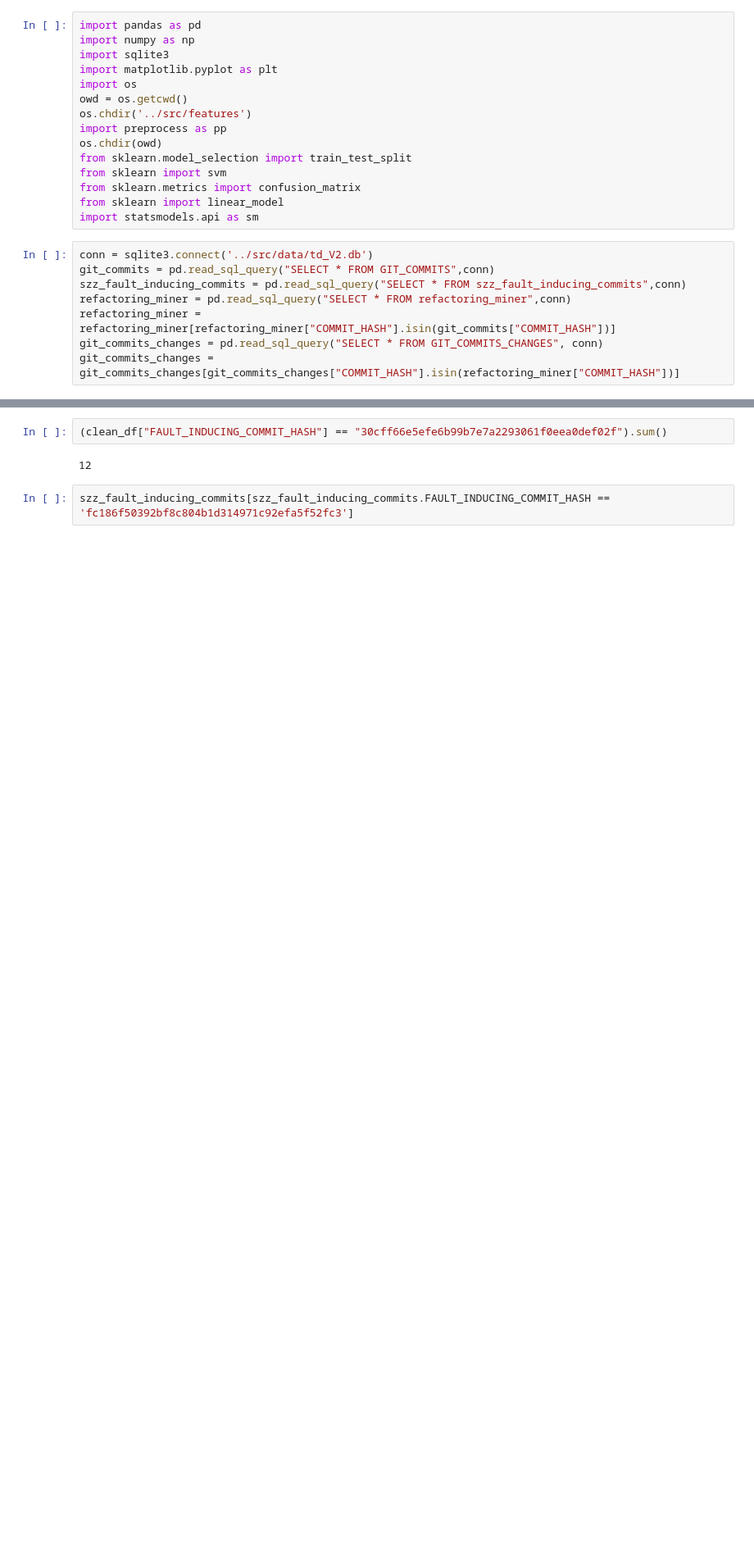
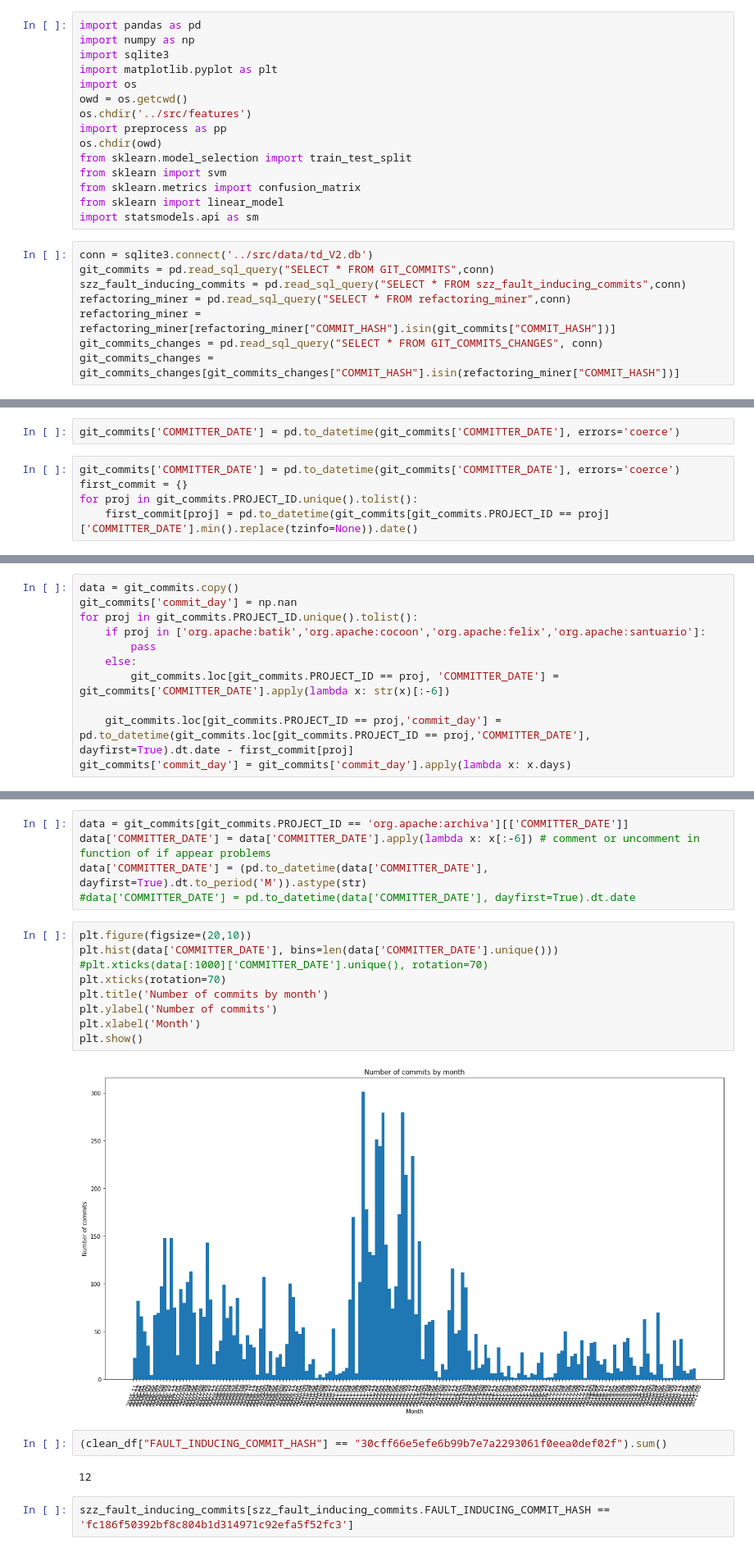
Before and after one commit to danigoju/Technical-Debt-DLMP, a Jupyter notebook: notebooks/Mergin commit_changes and modelling.ipynb, the cells around one changed output, grey strips where cells are left out. Shown: that part at 82% size. Saved outputs shown, nothing was run; the diff lists cells and outputs as text; blank space fills up the shorter version.

Commit message:
added column days from the first commit

```diff
--- a/notebooks/Mergin commit_changes and modelling.ipynb
+++ b/notebooks/Mergin commit_changes and modelling.ipynb
@@ -53,0 +59,7 @@ See the caveats in the documentation: https://pandas.pydata.org/pandas-docs/stab
+# %%
+git_commits['COMMITTER_DATE'] = pd.to_datetime(git_commits['COMMITTER_DATE'], errors='coerce')
+# %%
+git_commits['COMMITTER_DATE'] = pd.to_datetime(git_commits['COMMITTER_DATE'], errors='coerce')
+first_commit = {}
+for proj in git_commits.PROJECT_ID.unique().tolist():
+    first_commit[proj] = pd.to_datetime(git_commits[git_commits.PROJECT_ID == proj]['COMMITTER_DATE'].min().replace(tzinfo=None)).date()
@@ -53,0 +74,11 @@ See the caveats in the documentation: https://pandas.pydata.org/pandas-docs/stab
+# %%
+data = git_commits.copy()
+git_commits['commit_day'] = np.nan
+for proj in git_commits.PROJECT_ID.unique().tolist():
+    if proj in ['org.apache:batik','org.apache:cocoon','org.apache:felix','org.apache:santuario']:
+        pass
+    else:
+        git_commits.loc[git_commits.PROJECT_ID == proj, 'COMMITTER_DATE'] = git_commits['COMMITTER_DATE'].apply(lambda x: str(x)[:-6])
+
+    git_commits.loc[git_commits.PROJECT_ID == proj,'commit_day'] = pd.to_datetime(git_commits.loc[git_commits.PROJECT_ID == proj,'COMMITTER_DATE'], dayfirst=True).dt.date - first_commit[proj]
+git_commits['commit_day'] = git_commits['commit_day'].apply(lambda x: x.days)
@@ -54,3 +145,19 @@ See the caveats in the documentation: https://pandas.pydata.org/pandas-docs/stab
+# %%
+data = git_commits[git_commits.PROJECT_ID == 'org.apache:archiva'][['COMMITTER_DATE']]
+data['COMMITTER_DATE'] = data['COMMITTER_DATE'].apply(lambda x: x[:-6]) # comment or uncomment in function of if appear problems
+data['COMMITTER_DATE'] = (pd.to_datetime(data['COMMITTER_DATE'], dayfirst=True).dt.to_period('M')).astype(str)
+#data['COMMITTER_DATE'] = pd.to_datetime(data['COMMITTER_DATE'], dayfirst=True).dt.date
+# %%
+plt.figure(figsize=(20,10))
+plt.hist(data['COMMITTER_DATE'], bins=len(data['COMMITTER_DATE'].unique()))
+#plt.xticks(data[:1000]['COMMITTER_DATE'].unique(), rotation=70)
+plt.xticks(rotation=70)
+plt.title('Number of commits by month')
+plt.ylabel('Number of commits')
+plt.xlabel('Month')
+plt.show()
+# %% [output]
+[figure, added]
 # %%
 (clean_df["FAULT_INDUCING_COMMIT_HASH"] == "30cff66e5efe6b99b7e7a2293061f0eea0def02f").sum()
 # %% [output]
```
Also changed, not shown: parts of 14 cells of this notebook, 1 other file.
